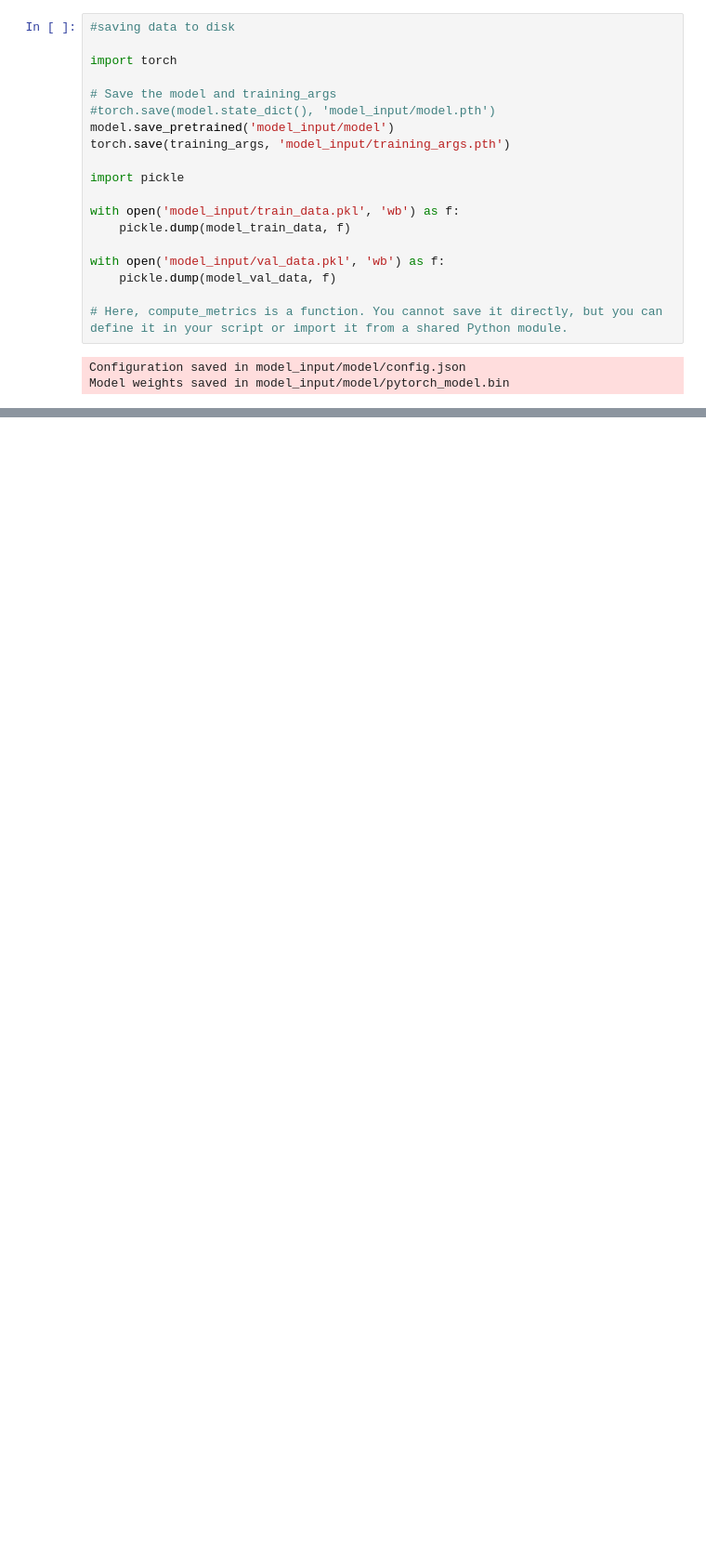
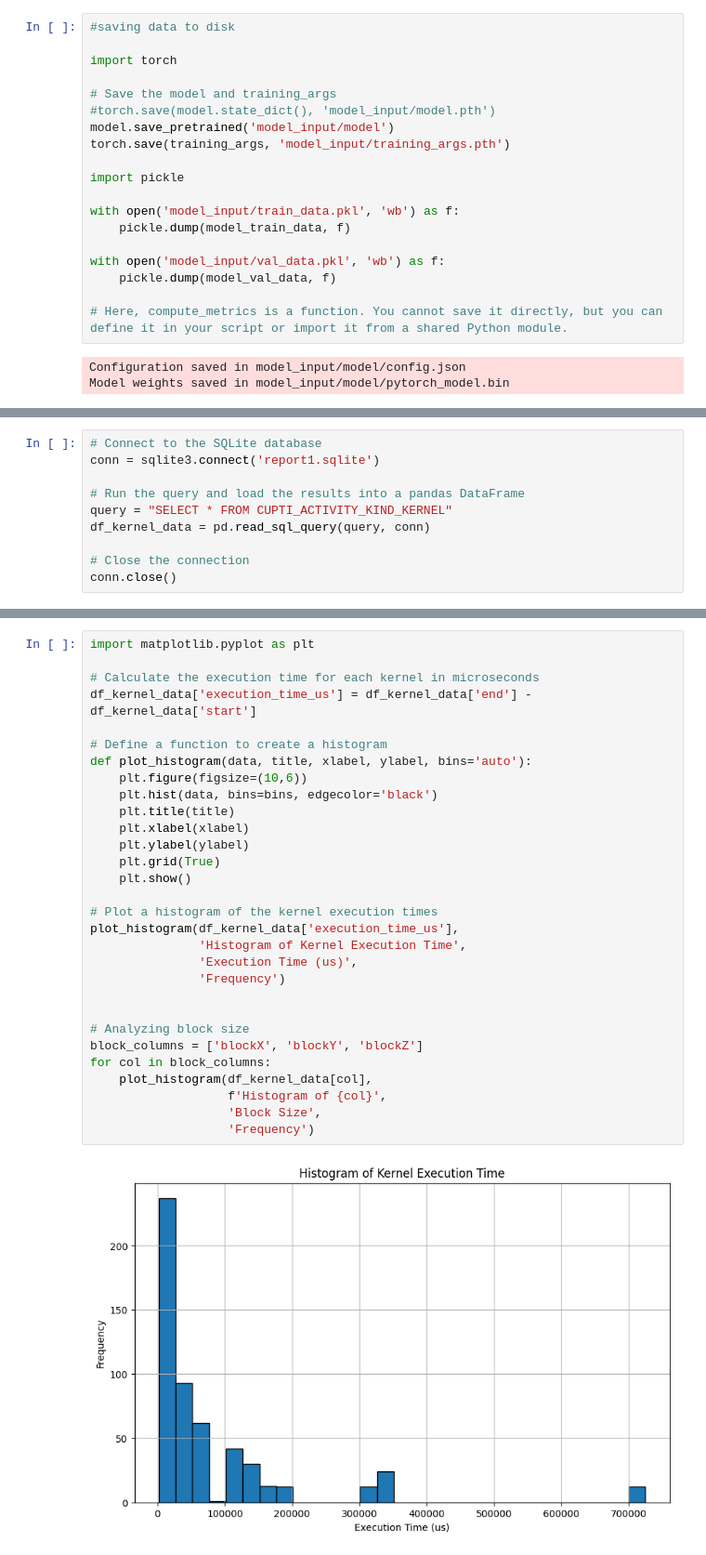
Before and after one commit to jprivera44/Mt5-fine-tuning-with-GPU-analysis, a Jupyter notebook: Fine-tune-Pytorch-Mt5.ipynb, the cells around one changed output, grey strips where cells are left out. Shown at 93% size. Drawn from its saved outputs; the diff is of its cells as text; blank space fills up the shorter version.

```diff
--- a/Fine-tune-Pytorch-Mt5.ipynb
+++ b/Fine-tune-Pytorch-Mt5.ipynb
@@ -290,0 +296,10 @@ trainer = Trainer(
+# %%
+# Connect to the SQLite database
+conn = sqlite3.connect('report1.sqlite')
+
+# Run the query and load the results into a pandas DataFrame
+query = "SELECT * FROM CUPTI_ACTIVITY_KIND_KERNEL"
+df_kernel_data = pd.read_sql_query(query, conn)
+
+# Close the connection
+conn.close()
@@ -290,0 +322,32 @@ trainer = Trainer(
+# %%
+import matplotlib.pyplot as plt
+
+# Calculate the execution time for each kernel in microseconds
+df_kernel_data['execution_time_us'] = df_kernel_data['end'] - df_kernel_data['start']
+
+# Define a function to create a histogram
+def plot_histogram(data, title, xlabel, ylabel, bins='auto'):
+    plt.figure(figsize=(10,6))
+    plt.hist(data, bins=bins, edgecolor='black')
+    plt.title(title)
+    plt.xlabel(xlabel)
+    plt.ylabel(ylabel)
+    plt.grid(True)
+    plt.show()
+
+# Plot a histogram of the kernel execution times
+plot_histogram(df_kernel_data['execution_time_us'],
+               'Histogram of Kernel Execution Time',
+               'Execution Time (us)',
+               'Frequency')
+
+
+# Analyzing block size
+block_columns = ['blockX', 'blockY', 'blockZ']
+for col in block_columns:
+    plot_histogram(df_kernel_data[col],
+                   f'Histogram of {col}',
+                   'Block Size',
+                   'Frequency')
+# %% [output]
+[figure, added]
```
Also changed, not shown: parts of 14 cells of this notebook.
